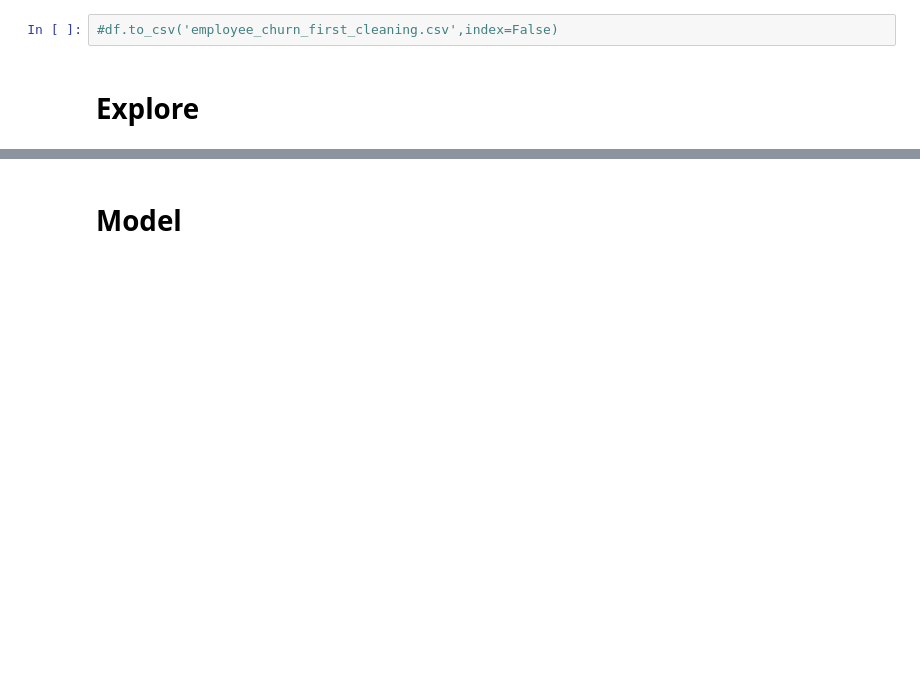
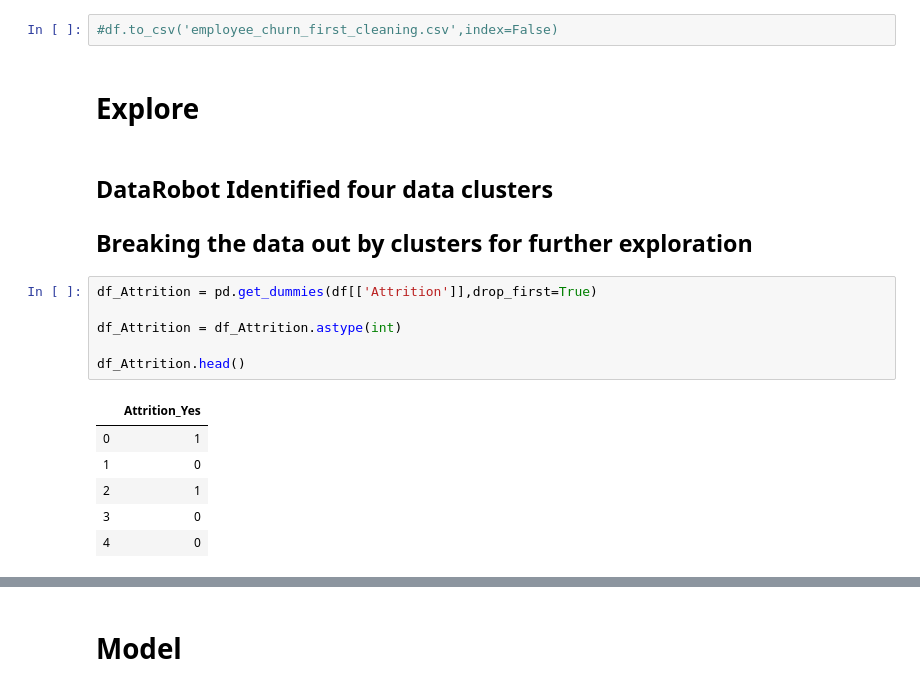
Before and after one commit to Johndsalas/employee_churn, a Jupyter notebook: employee_churn_notebook.ipynb, the cells around one changed output, grey strips where cells are left out. Saved outputs shown, nothing was run; the diff lists cells and outputs as text; blank space fills up the shorter version.

Commit message:
added to data exploration

```diff
--- a/employee_churn_notebook.ipynb
+++ b/employee_churn_notebook.ipynb
@@ -244,3 +259,20 @@ df.head()
 #df.to_csv('employee_churn_first_cleaning.csv',index=False)
 # %% [markdown]
 # Explore
+# %% [markdown]
+## DataRobot Identified four data clusters
+
+## Breaking the data out by clusters for further exploration
+# %%
+df_Attrition = pd.get_dummies(df[['Attrition']],drop_first=True)
+
+df_Attrition = df_Attrition.astype(int)
+
+df_Attrition.head()
+# %% [output]
+|  | Attrition_Yes |
+| 0 | 1 |
+| 1 | 0 |
+| 2 | 1 |
+| 3 | 0 |
+| 4 | 0 |
```
Also changed, not shown: parts of 9 cells of this notebook.
